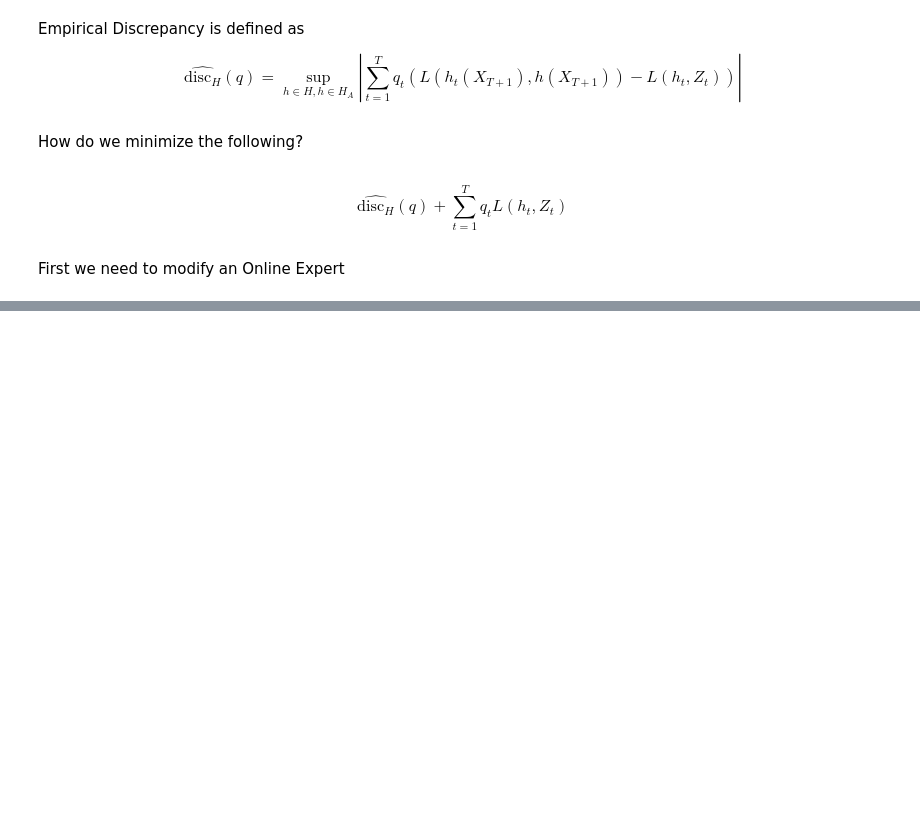
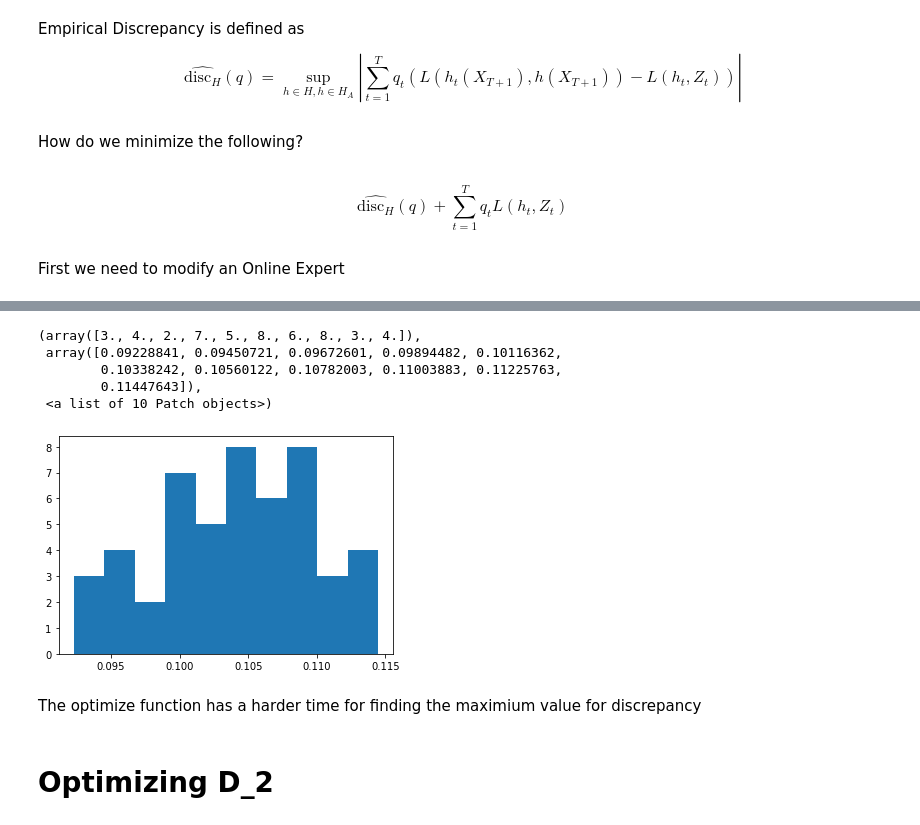
Before and after one commit to magittan/Online-Ensembles-for-Time-Series-Forecasting, a Jupyter notebook: Discrepancy.ipynb, the cells around one changed output, grey strips where cells are left out. Cells and saved outputs as stored; diff of their text form; code cells hidden in the pictures; blank space fills up the shorter version.

```diff
--- a/Discrepancy.ipynb
+++ b/Discrepancy.ipynb
@@ -128,0 +133,16 @@ discrepancy(np.ones(39)/39,hypotheses,expert_predictions[:,39],expert_prediction
+# %%
+# Looking over the convex hull of the hypothesis won't help either
+values = [discrepancy_optimize(np.ones(40)/40,online_predictions,expert_predictions,actual_values,expert_predictions[:,39],loss_func=se) for i in range(50)]
+# %%
+plt.hist(values)
+# %% [output]
+(array([3., 4., 2., 7., 5., 8., 6., 8., 3., 4.]),
+ array([0.09228841, 0.09450721, 0.09672601, 0.09894482, 0.10116362,
+        0.10338242, 0.10560122, 0.10782003, 0.11003883, 0.11225763,
+        0.11447643]),
+ <a list of 10 Patch objects>)
+[figure, added]
+# %% [markdown]
+The optimize function has a harder time for finding the maximium value for discrepancy
+# %% [markdown]
+# Optimizing D_2
```
Also changed, not shown: parts of 125 cells of this notebook, 22 other files.
